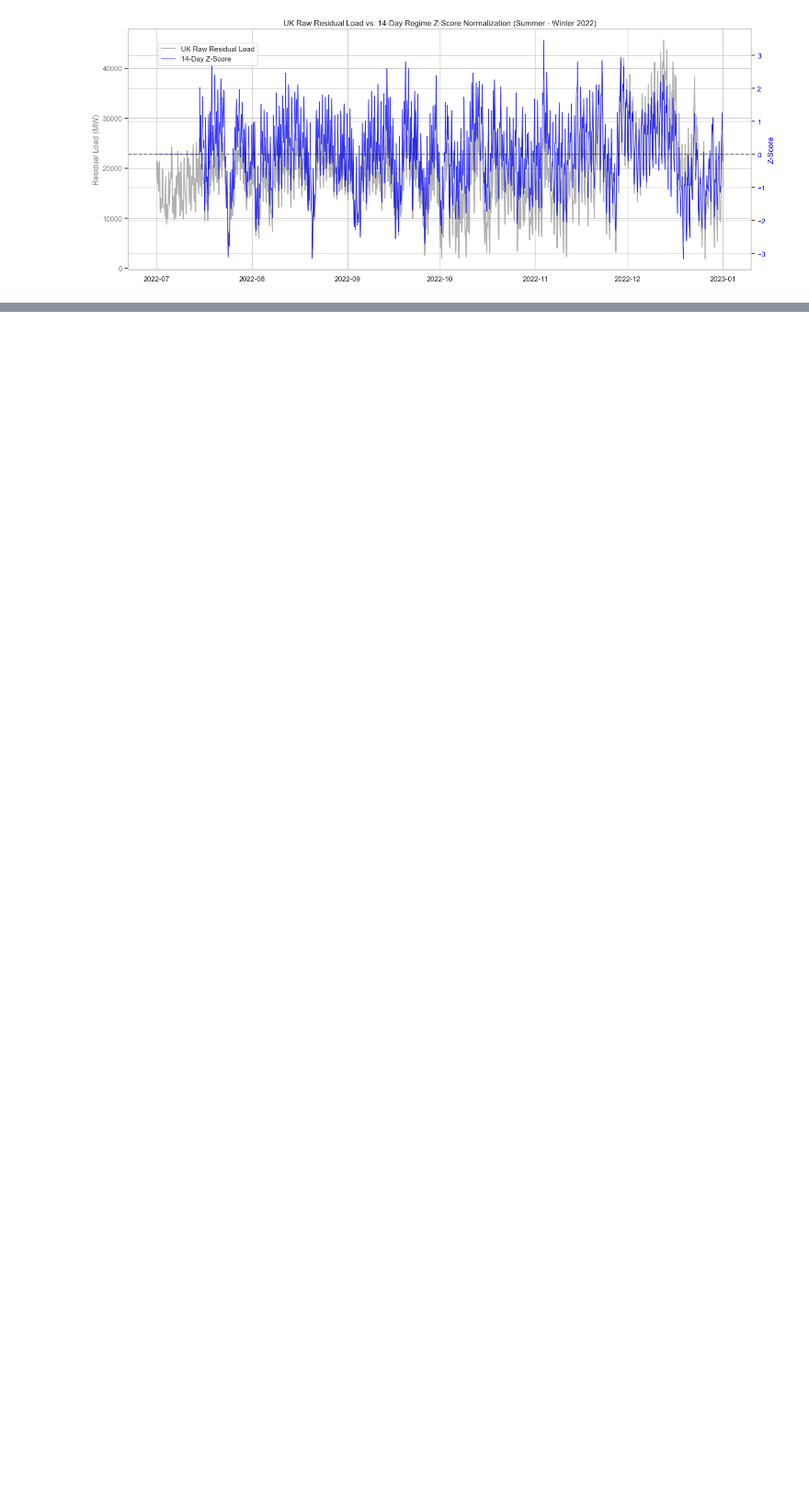
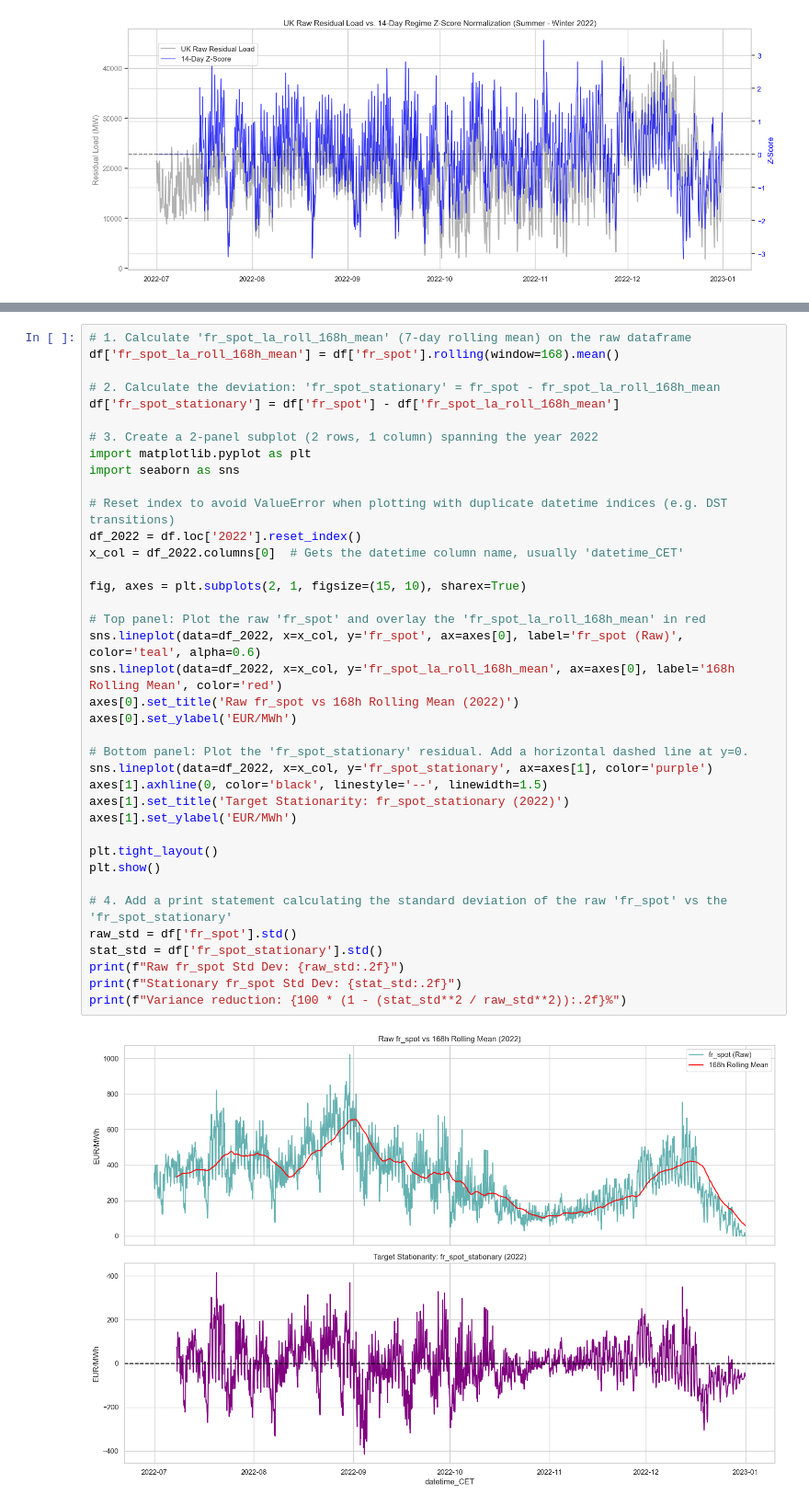
Before and after one commit to mathieucbd/incommodities-case-crunch-2026, a Jupyter notebook: notebooks/02_feature_engineering.ipynb, the cells around one changed output, grey strips where cells are left out. Shown at 92% size. Saved outputs shown, nothing was run; the diff lists cells and outputs as text; blank space fills up the shorter version.

```diff
--- a/notebooks/02_feature_engineering.ipynb
+++ b/notebooks/02_feature_engineering.ipynb
@@ -300,0 +232,40 @@ print(f"\n🗑️ [CANDIDATES FOR DELETION] The following features failed to rea
+# %%
+# 1. Calculate 'fr_spot_la_roll_168h_mean' (7-day rolling mean) on the raw dataframe
+df['fr_spot_la_roll_168h_mean'] = df['fr_spot'].rolling(window=168).mean()
+
+# 2. Calculate the deviation: 'fr_spot_stationary' = fr_spot - fr_spot_la_roll_168h_mean
+df['fr_spot_stationary'] = df['fr_spot'] - df['fr_spot_la_roll_168h_mean']
+
+# 3. Create a 2-panel subplot (2 rows, 1 column) spanning the year 2022
+import matplotlib.pyplot as plt
+import seaborn as sns
+
+# Reset index to avoid ValueError when plotting with duplicate datetime indices (e.g. DST transitions)
+df_2022 = df.loc['2022'].reset_index()
+x_col = df_2022.columns[0]  # Gets the datetime column name, usually 'datetime_CET'
+
+fig, axes = plt.subplots(2, 1, figsize=(15, 10), sharex=True)
+
+# Top panel: Plot the raw 'fr_spot' and overlay the 'fr_spot_la_roll_168h_mean' in red
+sns.lineplot(data=df_2022, x=x_col, y='fr_spot', ax=axes[0], label='fr_spot (Raw)', color='teal', alpha=0.6)
+sns.lineplot(data=df_2022, x=x_col, y='fr_spot_la_roll_168h_mean', ax=axes[0], label='168h Rolling Mean', color='red')
+axes[0].set_title('Raw fr_spot vs 168h Rolling Mean (2022)')
+axes[0].set_ylabel('EUR/MWh')
+
+# Bottom panel: Plot the 'fr_spot_stationary' residual. Add a horizontal dashed line at y=0.
+sns.lineplot(data=df_2022, x=x_col, y='fr_spot_stationary', ax=axes[1], color='purple')
+axes[1].axhline(0, color='black', linestyle='--', linewidth=1.5)
+axes[1].set_title('Target Stationarity: fr_spot_stationary (2022)')
+axes[1].set_ylabel('EUR/MWh')
+
+plt.tight_layout()
+plt.show()
+
+# 4. Add a print statement calculating the standard deviation of the raw 'fr_spot' vs the 'fr_spot_stationary'
+raw_std = df['fr_spot'].std()
+stat_std = df['fr_spot_stationary'].std()
+print(f"Raw fr_spot Std Dev: {raw_std:.2f}")
+print(f"Stationary fr_spot Std Dev: {stat_std:.2f}")
+print(f"Variance reduction: {100 * (1 - (stat_std**2 / raw_std**2)):.2f}%")
+# %% [output]
+[figure, added]
```
Also changed, not shown: parts of 10 cells of this notebook, 6 other files.
